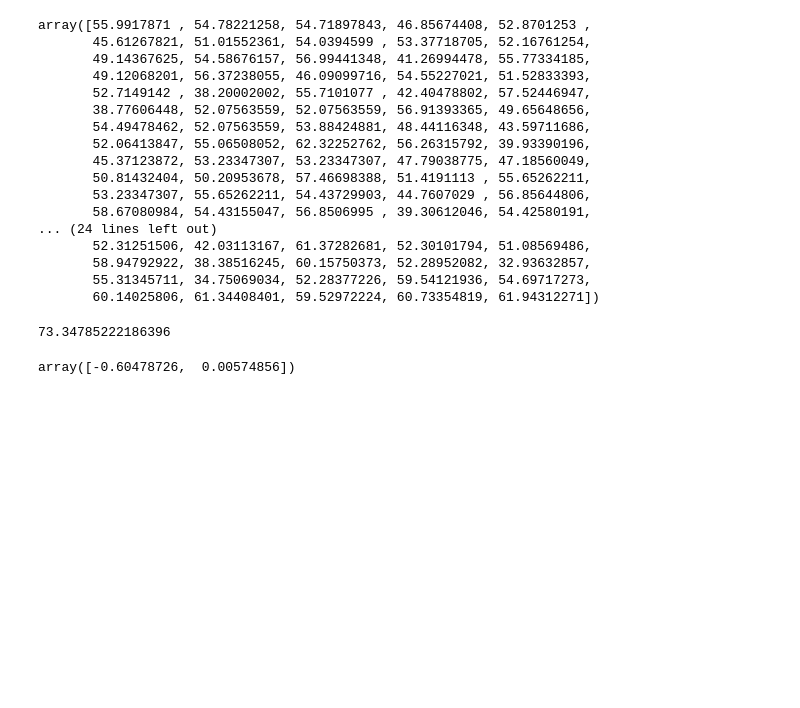
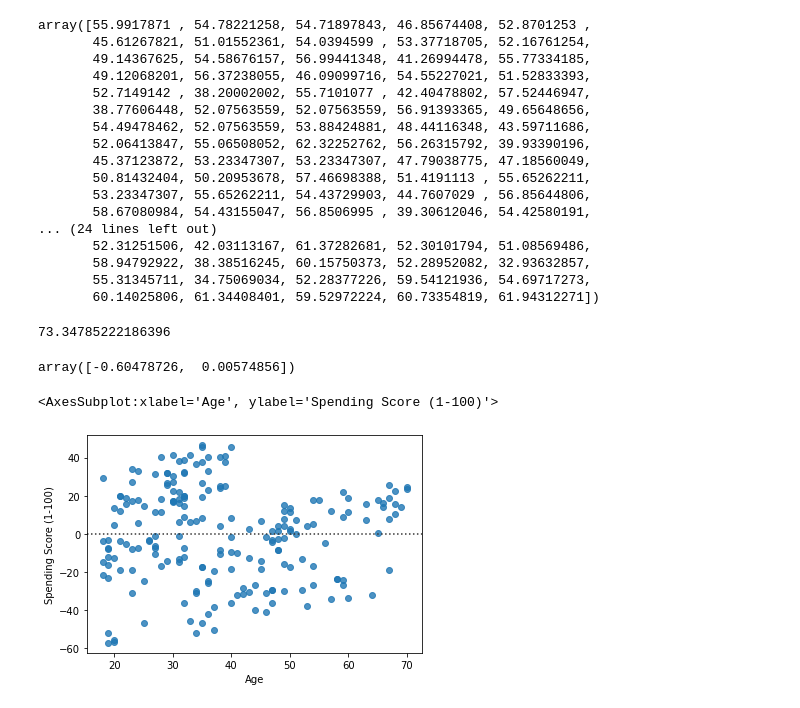
Before and after one commit to ayushagarwal42/trainingtask1, a Jupyter notebook: python_operations.ipynb, the cells around one changed output. Cells and saved outputs as stored; diff of their text form; code cells hidden in the pictures; blank space fills up the shorter version.

```diff
--- a/python_operations.ipynb
+++ b/python_operations.ipynb
@@ -1013,0 +1036,6 @@ array([-0.60478726,  0.00574856])
+# %%
+sns.residplot(df['Age'],df['Spending Score (1-100)'])
+#1 parameter is feature and 2nd parameter is target
+# %% [output]
+<AxesSubplot:xlabel='Age', ylabel='Spending Score (1-100)'>
+[figure, added]
```
Also changed, not shown: parts of 26 cells of this notebook.
